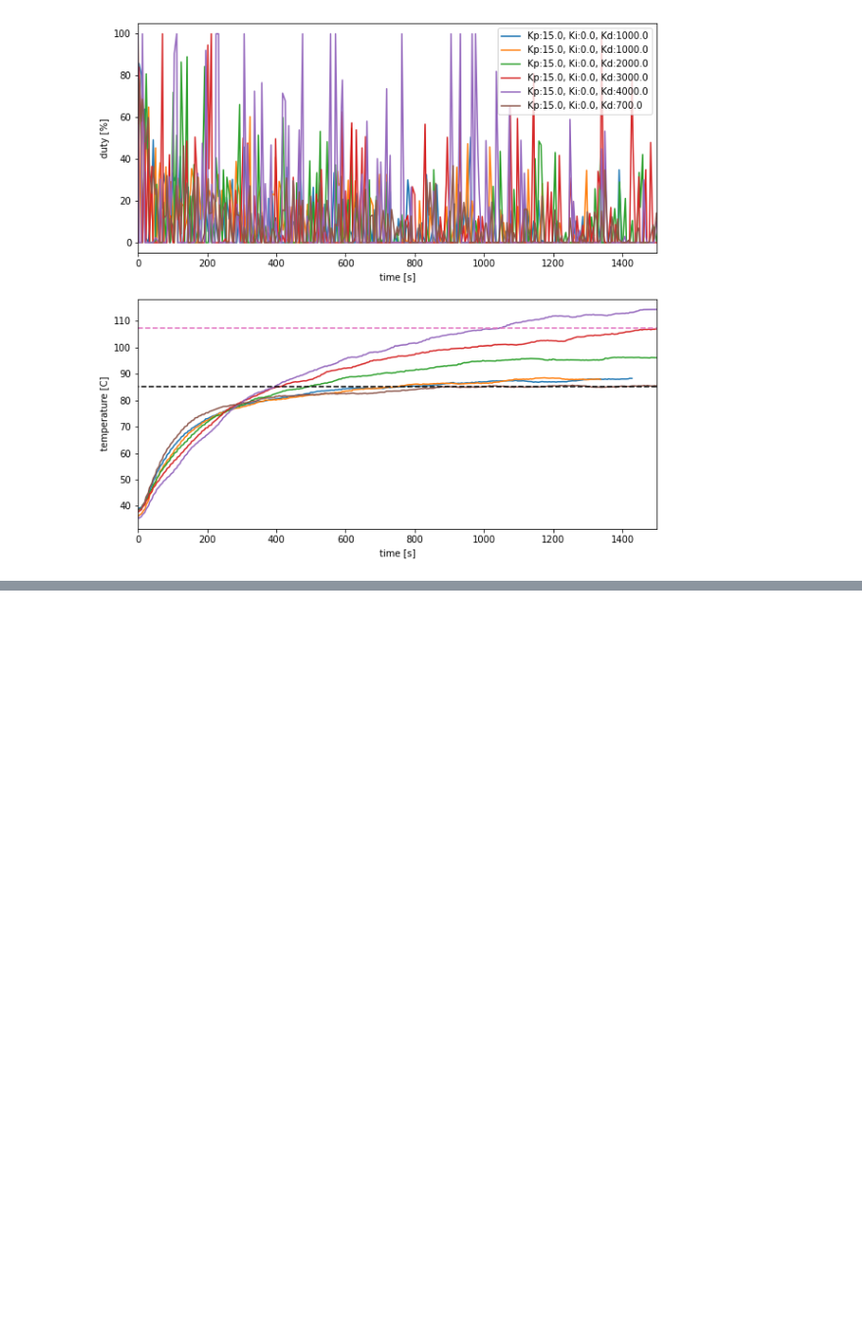
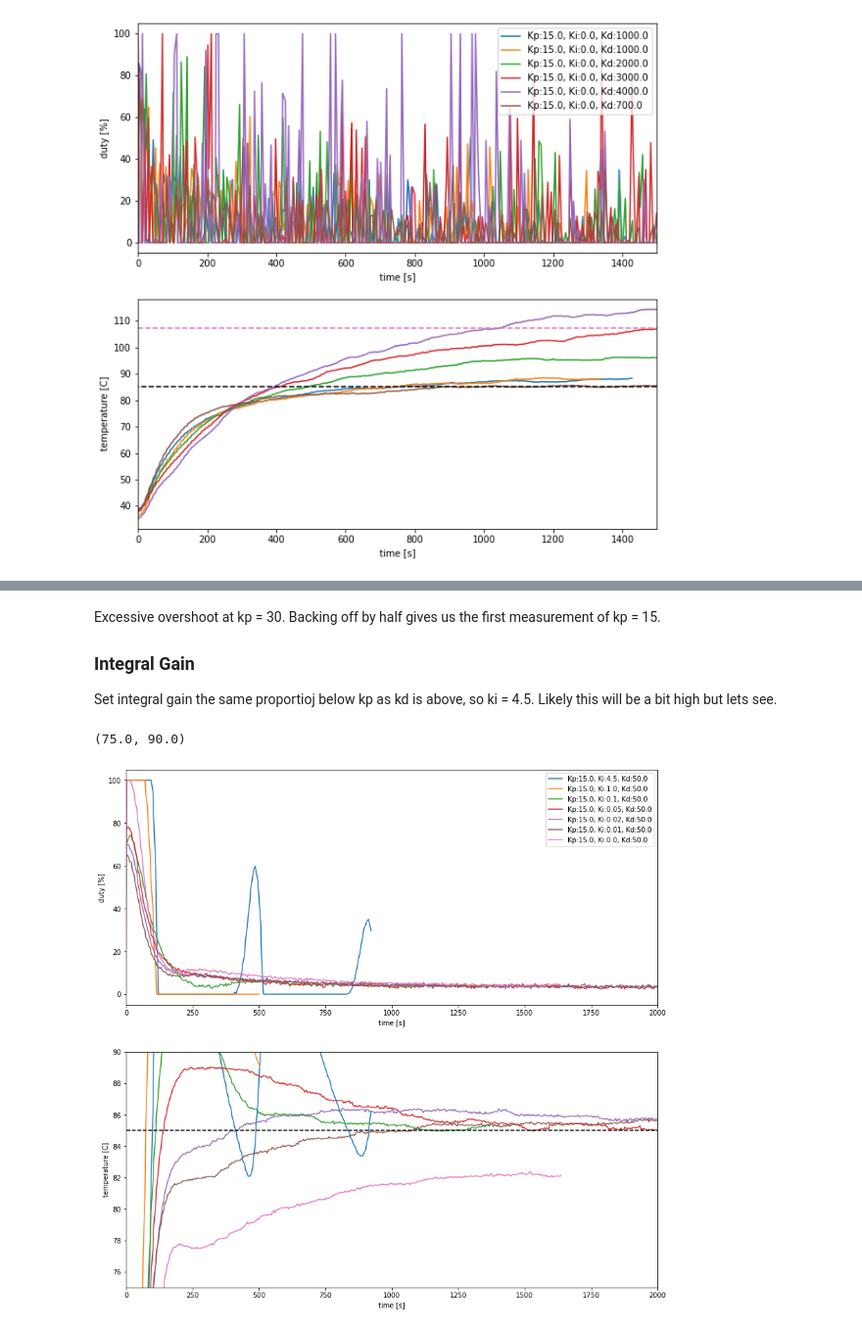
Before and after one commit to willhunt/silvia, a Jupyter notebook: docs/docs/control/assets/silvia_manual_tuning.ipynb, the cells around one changed output, grey strips where cells are left out. Shown at 98% size. Saved outputs shown, nothing was run; the diff lists cells and outputs as text; code cells hidden in the pictures; blank space fills up the shorter version.

```diff
--- a/docs/docs/control/assets/silvia_manual_tuning.ipynb
+++ b/docs/docs/control/assets/silvia_manual_tuning.ipynb
@@ -739,0 +769,33 @@ ax_T.set_ylim(70, 95)
+# %% [markdown]
+Excessive overshoot at kp = 30. Backing off by half gives us the first measurement of kp = 15.
+
+### Integral Gain
+Set integral gain the same proportioj below kp as kd is above, so ki = 4.5. Likely this will be a bit high but lets see.
+# %%
+dataset_filenames = [
+    "silvia_response_data_kp15ki4.5kd50_v41.json",
+    "silvia_response_data_kp15ki1kd50_v41.json",
+    "silvia_response_data_kp15ki0.1kd50_v41.json",
+    "silvia_response_data_kp15ki0.05kd50_v41.json",
+    "silvia_response_data_kp15ki0.02kd50_v41.json",
+    "silvia_response_data_kp15ki0.01kd50_v41.json",
+    "silvia_response_data_kp15ki0kd50_v41.json",
+]
+datasets = load_silvia_responses(dataset_filenames, time=[0, 2000])
+fig, [ax_u, ax_T] = plt.subplots(nrows=2, ncols=1, figsize=(14, 14))
+for dataset in datasets:
+    label = "Kp:{0}, Ki:{1}, Kd:{2}".format(dataset["K"][0], dataset["K"][1], dataset["K"][2])
+    ax_u.plot(dataset["t"], dataset["u"], label=label)
+    ax_T.plot(dataset["t"], dataset["T"], label=label)
+ax_T.plot(ax_T.get_xlim(), [setpoint, setpoint], '--', c='k')
+ax_u.set_xlabel('time [s]')
+ax_u.set_ylabel('duty [%]')
+ax_T.set_xlabel('time [s]')
+ax_T.set_ylabel('temperature [C]')
+ax_u.legend()
+ax_u.set_xlim(0, 2000)
+ax_T.set_xlim(0, 2000)
+ax_T.set_ylim(75, 90)
+# %% [output]
+(75.0, 90.0)
+[figure, added]
```
Also changed, not shown: parts of 10 cells of this notebook, 46 other files.
